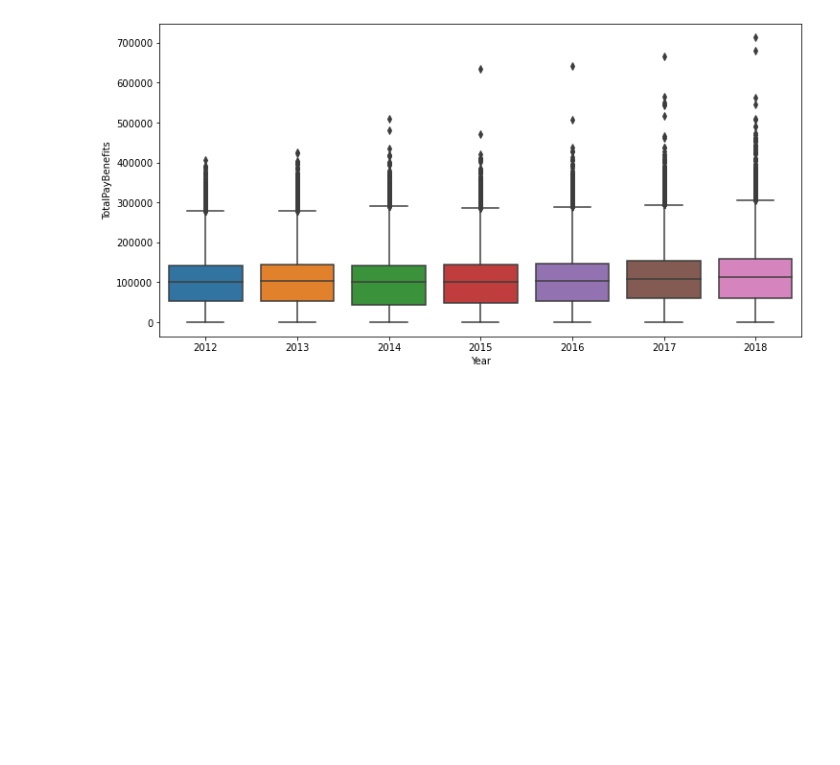
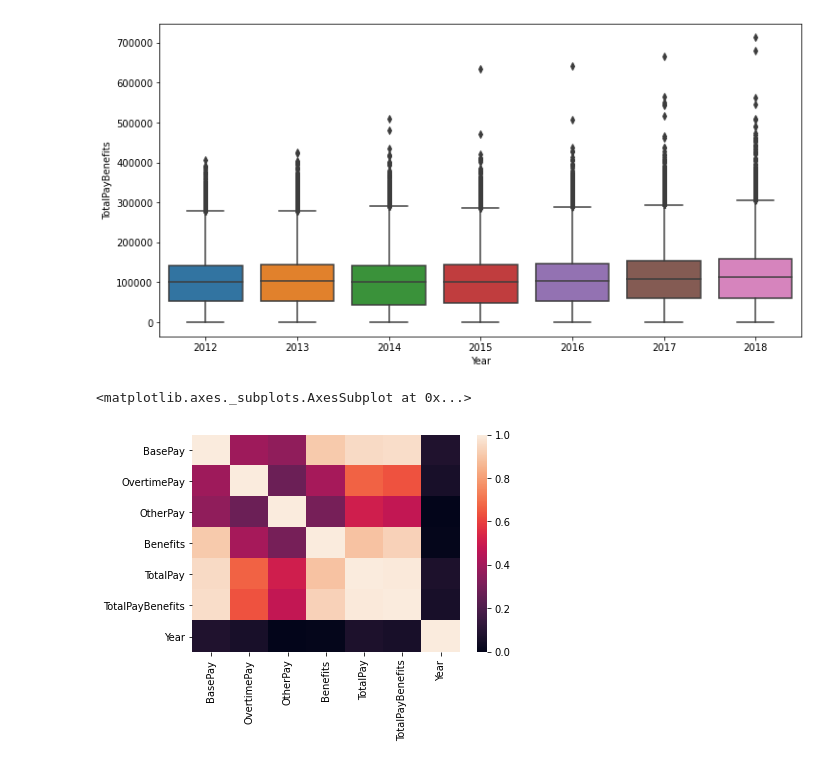
Before and after one commit to cedricbansah/san-francisco-eda, a Jupyter notebook: san-francisco-eda.ipynb, the cells around one changed output. Saved outputs shown, nothing was run; the diff lists cells and outputs as text; code cells hidden in the pictures; blank space fills up the shorter version.

```diff
--- a/san-francisco-eda.ipynb
+++ b/san-francisco-eda.ipynb
@@ -176,3 +198,8 @@ sns.boxplot('Year', 'TotalPayBenefits', data=data)
 # %% [output]
 <matplotlib.axes._subplots.AxesSubplot at 0x...>
 [figure]
+# %%
+sns.heatmap(data.corr())
+# %% [output]
+<matplotlib.axes._subplots.AxesSubplot at 0x...>
+[figure, added]
```
Also changed, not shown: parts of 6 cells of this notebook.
